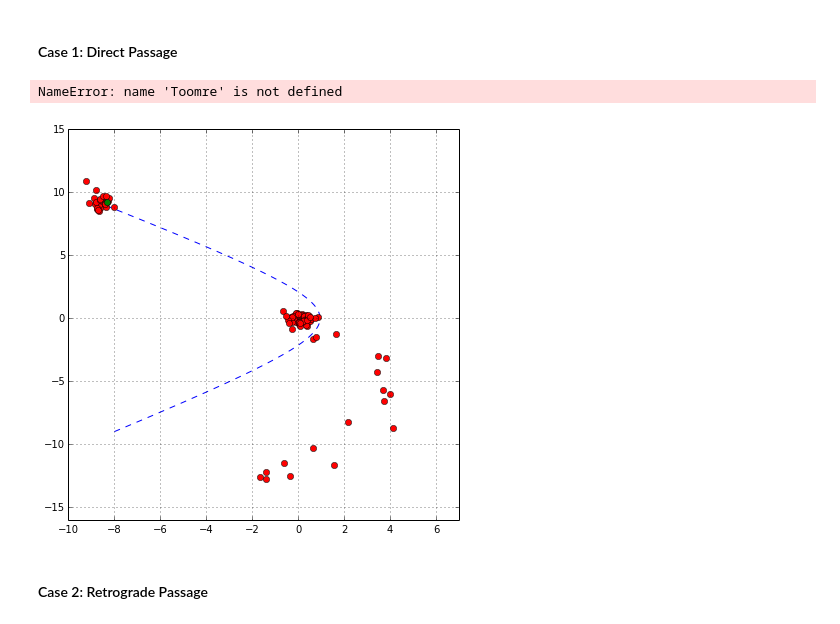
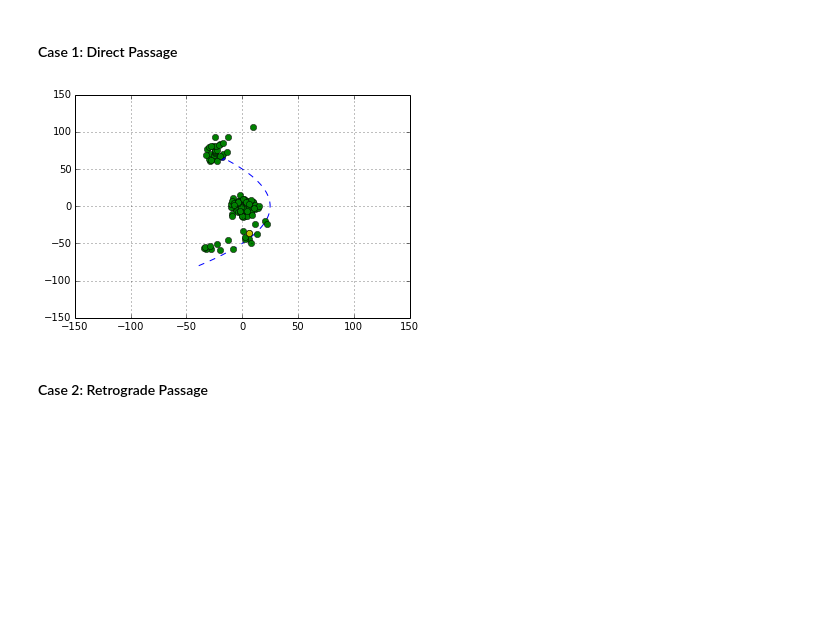
Before and after one commit to mkourjan/GalaxyProject, a Jupyter notebook: ToomreExamples.ipynb, the cells around one changed output. Saved outputs shown, nothing was run; the diff lists cells and outputs as text; code cells hidden in the pictures; blank space fills up the shorter version.

```diff
--- a/ToomreExamples.ipynb
+++ b/ToomreExamples.ipynb
@@ -158,15 +152,13 @@ Parameter Key:
 * dt: time steps that the function uses when integrating differential equations that describe the motion of the stars and disruptor galaxy.  Decreasing dt will prolong the time it takes to run the function, but will produce more accurate results.
 # %% [markdown]
 #### Case 1: Direct Passage
-# %%
-results_A = Toomre.Make_Master_Array(Case = 1,Rx0 = -8, Ry0 = -9,
-                         Initial_velocity_X = 0.85,Initial_velocity_Y = 0.65,
-                         t = 20., M=330., S=330., dt = 0.0075)
-# %% [output]
-NameError: name 'Toomre' is not defined
+# %%
+results_A = ToomreGalaxy.Make_Master_Array(Case = 1, Rx0 = -39., Ry0 = -80., M = 1.0e11, S = 1.0e11)
 # %%
-A = interact(Toomre.Make_Plots_Green_Star,results = fixed(results_A), t = (0.,20.1), dt = fixed(0.0075), GreenStar=(1,120))
+
+
+A = interact(ToomreGalaxy.Make_Plots_Yellow_Star,results = fixed(results_A), M = fixed(1.0e11), S = fixed(1.0e11*4), t = (0.1,20.1), dt = fixed(0.0075), YellowStar = (1,120))
 # %% [output]
-[figure, old version]
+[figure, new version]
 # %% [markdown]
 #### Case 2: Retrograde Passage
```
Also changed, not shown: parts of 25 cells of this notebook, 5 other files.
